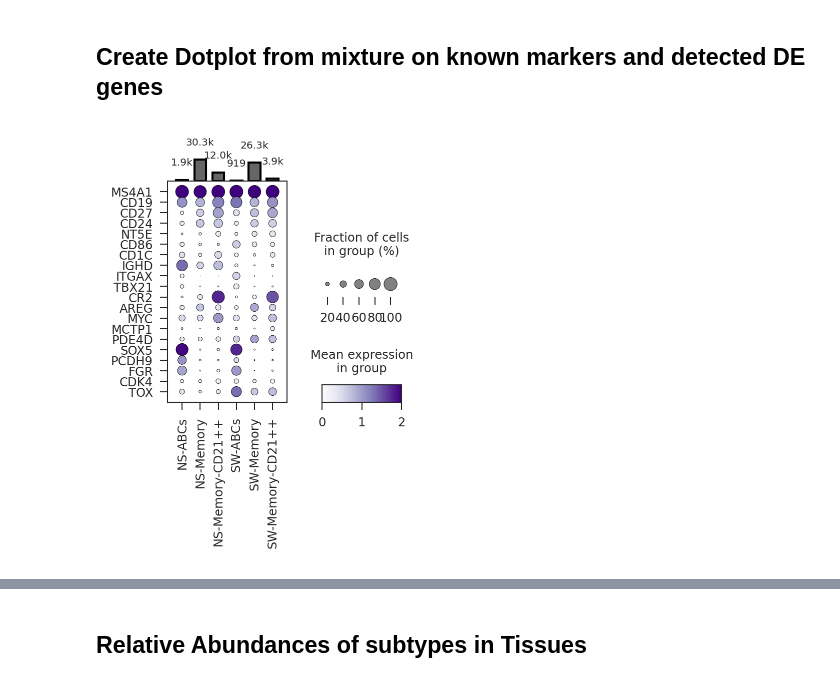
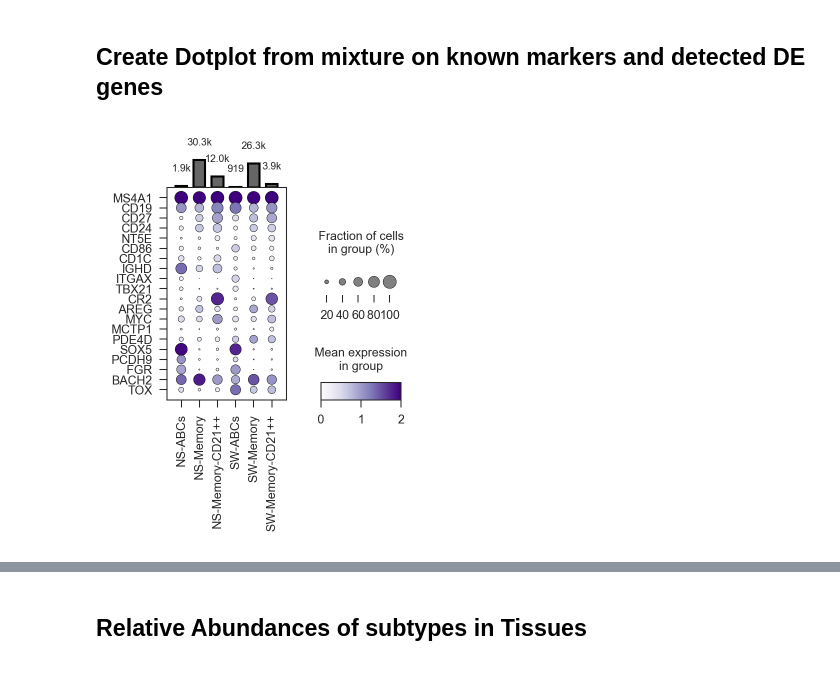
Before and after one commit to michael-swift/Bcell_memory_formation, a Jupyter notebook: analysis/main_text_and_ed_figure_notebooks/mem_b_annotation.ipynb, the cells around one changed output, grey strips where cells are left out. Cells and saved outputs as stored; diff of their text form; code cells hidden in the pictures.

```diff
--- a/analysis/main_text_and_ed_figure_notebooks/mem_b_annotation.ipynb
+++ b/analysis/main_text_and_ed_figure_notebooks/mem_b_annotation.ipynb
@@ -7,6 +7,7 @@ import seaborn as sns
 import os
 %matplotlib inline
 from matplotlib import pyplot as plt
+import matplotlib.patches as mpatches
 
 sns.set_style("ticks")
 
@@ -18,12 +19,12 @@ savefig_args = {
 }
 
 mpl.rc("savefig", dpi=300)
-output_dir = "../figures/ED/mem_b"
+output_dir = "../figures/paper figures/EDFigure5"
 
 pathlib.Path(output_dir).mkdir(parents=True, exist_ok=True)
 sc.settings.figdir = output_dir
 output_suffix = ""
-output_formats = [".png", ".svg", ".pdf"]
+output_formats = [".pdf"]
 
 def save_figure(
     fig,
@@ -236,7 +140,7 @@ save_figure(g.figure, "cmtx_leiden_lit")
 ## UMAPS
 # %%
 # Define threshold for abundant subtypes
-ABUNDANCE_THRESHOLD = 0.004
+ABUNDANCE_THRESHOLD = 0.005
 
 # Identify abundant subtypes
 abundant_subtypes = (adata.obs['subtype'].value_counts(normalize=True)
@@ -336,14 +240,2 @@ WARNING: saving figure to file ../figures/ED/mem_b/umapCR2_subsample.pdf
 # %% [markdown]
 ## Differential Expression
-# %%
-adata.obs.subtype = adata.obs.subtype.astype('category')
-label = 'leiden'
-
-sc.tl.dendrogram(adata, groupby=label)
-sc.tl.rank_genes_groups(adata, groupby=label)
-sc.tl.filter_rank_genes_groups(
-    adata, min_fold_change=1, min_in_group_fraction=0.2, max_out_group_fraction=0.4
-)
-sc.pl.rank_genes_groups_dotplot(
-    adata, key="rank_genes_groups_filtered", n_genes=4, save=f"{label}",
-)
@@ -370,7 +257,7 @@ WARNING: saving figure to file ../figures/ED/mem_b/dotplot_subtype.pdf
 # canonical markers
 canonical_markers = ['MS4A1', "CD19", 'CD27', 'CD24', 'NT5E', "CD86", 'CD1C',
                          "IGHD", "ITGAX", "TBX21"]
-transcriptional_markers = ["CR2", "AREG", "MYC", "MCTP1", "PDE4D", "SOX5", "PCDH9",  'FGR', "CDK4", "TOX"  ]
+transcriptional_markers = ["CR2", "AREG", "MYC", "MCTP1", "PDE4D", "SOX5", "PCDH9",  'FGR', "BACH2", "TOX"  ]
 markers =  canonical_markers + transcriptional_markers
 # %%
 # Style
@@ -380,7 +267,7 @@ plt.style.use('../scripts/bursa.mplstyle')
 dp = sc.pl.DotPlot(adata, markers, groupby= 'subtype', figsize = (2, 2.2), vmax = 2, vmin = 0,  expression_cutoff = 0)
 dp.legend(width=0.8)
 dp.swap_axes()
-dp.add_totals(color = '0.4', size = 0.3,).style(dot_edge_color='black', largest_dot = 40 , dot_edge_lw=0.2, cmap = 'Purples').show()
+dp.add_totals(color = '0.4', size = 0.4,).style(dot_edge_color='black', largest_dot = 40 , dot_edge_lw=0.2, cmap = 'Purples').show()
 
 # get axes for tweaking out
 axes = dp.get_axes()
@@ -389,37 +276,37 @@ for child in axes['group_extra_ax'].get_children():
     if isinstance(child, mpl.text.Annotation):
        # print("bingo") # and do something
        # print(round_string(child.get_text()))
         child.set(rotation=90, verticalalignment='bottom')
        # print(child)
 # First, remove the current title
 axes['size_legend_ax'].set_title("")
 axes['size_legend_ax'].tick_params(axis='x', which = 'minor', length=0)
-axes['size_legend_ax'].tick_params(axis='x', labelsize=5)
+axes['size_legend_ax'].tick_params(axis='x', labelsize=6)
 
 # Then, create a new title using a text object
 title = "% cells\nexpression > 0"
 axes['size_legend_ax'].text(0, 0.8, title, transform=axes['size_legend_ax'].transAxes,
-                            va='center', ha='left', fontsize = 5)
+                            va='center', ha='left', fontsize = 6)
 
 title = "Mean Expression\n($log_2$ UMI per 10K)"
 axes['color_legend_ax'].set_title("")
 axes['color_legend_ax'].text(0, 2.2, title, transform=axes['color_legend_ax'].transAxes,
-                            va='center', ha='left', fontsize = 5)
-axes['color_legend_ax'].tick_params(axis='x', labelsize=5)
+                            va='center', ha='left', fontsize = 6)
+axes['color_legend_ax'].tick_params(axis='x', labelsize=6)
 
 # Get the bounding box of the main plot
 mainplot_box = axes['mainplot_ax'].get_position()
 for bar in axes['group_extra_ax'].patches:
     bar.set_edgecolor('none')
 ax = axes['mainplot_ax']
 # add label
 y_text_loc = ax.get_yticks()[(len(canonical_markers)) - 5]
 x_text_loc = ax.get_xticks()[-1] + 1
-ax.text(x_text_loc, y_text_loc, 'Canonical', rotation=-90, fontsize = 6)
+ax.text(x_text_loc, y_text_loc, 'Canonical', rotation=-90, fontsize = 7)
 # add label
 y_text_loc = ax.get_yticks()[13] + 4.5
 x_text_loc = ax.get_xticks()[-1] + 1
-ax.text(x_text_loc, y_text_loc, 'Data-Derived', rotation=-90, fontsize = 6)
+ax.text(x_text_loc, y_text_loc, 'Data-Derived', rotation=-90, fontsize = 7)
 save_figure(dp.fig, f"dotplot_{celltype}")
 # %% [output]
-[figure, old version]
+[figure, new version]
```
Also changed, not shown: parts of 22 cells of this notebook, 8 other files.
